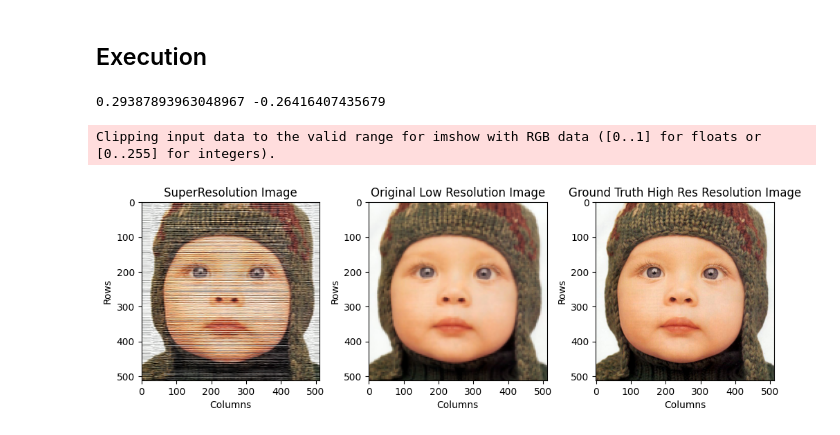
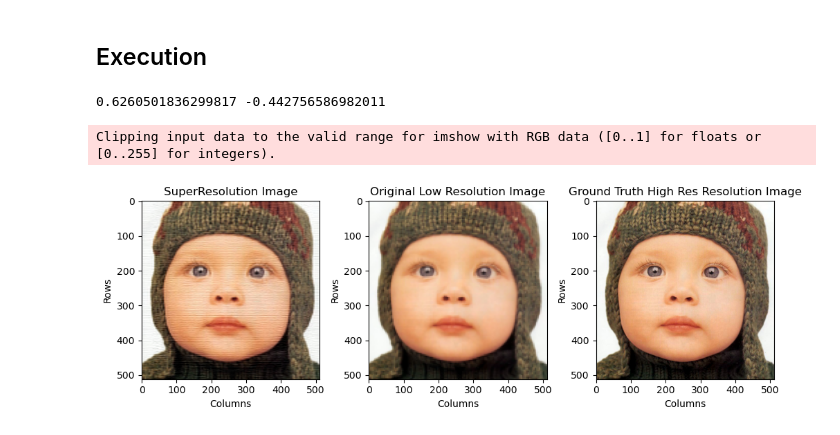
Before and after one commit to Ravi-Raghavan/Inverse-Problems-Final-Project, a Jupyter notebook: Algorithm #2/Algorithm #2.ipynb, the cells around one changed output. Saved outputs shown, nothing was run; the diff lists cells and outputs as text; code cells hidden in the pictures.

```diff
--- a/Algorithm #2/Algorithm #2.ipynb
+++ b/Algorithm #2/Algorithm #2.ipynb
@@ -308,59 +360,61 @@ lmbd = 0.1
 upscale = 4
 maxIter = 100
 
+#Get Low and High Resolution Images
 lr_image_path = "../Data/Testing/Child.png"
 hr_image_path = "../Data/Testing/Child_gnd.bmp"
 
 #Read Low Resolution Image. Cv2 reads in BGR order so must be flipped!
-img_lr = cv2.imread(lr_image_path)
-img_lr_ori = img_lr #store original low resolution image
-img_lr = cv2.cvtColor(img_lr, cv2.COLOR_BGR2RGB)
+lIm = cv2.imread(lr_image_path)
+img_lr_ori = lIm #store original low resolution image
+lIm = cv2.cvtColor(lIm, cv2.COLOR_BGR2RGB)
 
 # Read and save ground truth image[High Resolution Image]
 img_hr = cv2.imread(hr_image_path)
 img_hr = cv2.cvtColor(img_hr, cv2.COLOR_BGR2RGB)
 
 # Change color space for Low Res and High Res Image
 img_hr_y = rgb2ycbcr(img_hr)[:, :, 0] #Get Convert RGB to Y, CB, Cr and get Y component for High Resolution Image
 
-img_lr = rgb2ycbcr(img_lr) #Get Convert RGB to Y, CB, Cr for Low Resolution Image
-img_lr_y = img_lr[:, :, 0] #Y Component
-img_lr_cb = img_lr[:, :, 1] #CB Component
-img_lr_cr = img_lr[:, :, 2] #Cr Component
+lIm = rgb2ycbcr(lIm) #Get Convert RGB to Y, CB, Cr for Low Resolution Image
+img_lr_y = lIm[:, :, 0] #Y Component
+img_lr_cb = lIm[:, :, 1] #CB Component
+img_lr_cr = lIm[:, :, 2] #Cr Component
 
 # Upscale chrominance to color SR images
 img_sr_cb = resize(img_lr_cb, (img_hr.shape[0], img_hr.shape[1]), order=0)
 img_sr_cr = resize(img_lr_cr, (img_hr.shape[0], img_hr.shape[1]), order=0)
 
 # Super Resolution via Sparse Representation
 img_sr_y = backprojection(U, img_lr_y, maxIter)
-img_sr_y = SR(img_sr_y, img_hr_y.shape, upscale, Dh, Dl, lmbd, overlap)
+img_sr_y = SR(img_sr_y, img_hr_y.shape, Dh, Dl, lmbd, overlap)
 
 # Create colored SR images
-img_sr = np.stack((img_sr_y, img_sr_cb, img_sr_cr), axis=2)
-img_sr = ycbcr2rgb(img_sr)
+hIm = np.stack((img_sr_y, img_sr_cb, img_sr_cr), axis=2)
+hIm = ycbcr2rgb(hIm)
 
-fig, axes = plt.subplots(1, 3, figsize=(10, 5))  # Create a figure with 1 row and 2 columns
+#Plot Images
+fig, axes = plt.subplots(1, 3, figsize=(10, 5))
 
-axes[0].imshow(img_sr)  # You can choose different colormaps ('gray' for grayscale)
-axes[0].set_title('SuperResolution Image')  # Set title
-axes[0].set_xlabel('Columns')  # Set label for x-axis
-axes[0].set_ylabel('Rows')  # Set label for y-axis
+axes[0].imshow(hIm)
+axes[0].set_title('SuperResolution Image')
+axes[0].set_xlabel('Columns')
+axes[0].set_ylabel('Rows')
 
-axes[1].imshow(resize(cv2.cvtColor(img_lr_ori, cv2.COLOR_BGR2RGB), (img_hr.shape[0], img_hr.shape[1]), order = 0), cmap='gray')  # You can choose different colormaps ('gray' for grayscale)
-axes[1].set_title('Original Low Resolution Image')  # Set title
-axes[1].set_xlabel('Columns')  # Set label for x-axis
-axes[1].set_ylabel('Rows')  # Set label for y-axis
+axes[1].imshow(resize(cv2.cvtColor(img_lr_ori, cv2.COLOR_BGR2RGB), (img_hr.shape[0], img_hr.shape[1]), order = 0), cmap='gray')
+axes[1].set_title('Original Low Resolution Image')
+axes[1].set_xlabel('Columns')
+axes[1].set_ylabel('Rows')
 
 
-axes[2].imshow(img_hr, cmap='gray')  # You can choose different colormaps ('gray' for grayscale)
-axes[2].set_title('Ground Truth High Res Resolution Image')  # Set title
-axes[2].set_xlabel('Columns')  # Set label for x-axis
-axes[2].set_ylabel('Rows')  # Set label for y-axis
+axes[2].imshow(img_hr, cmap='gray')
+axes[2].set_title('Ground Truth High Res Resolution Image')
+axes[2].set_xlabel('Columns')
+axes[2].set_ylabel('Rows')
 
-plt.tight_layout()  # Adjust layout to prevent overlap
-plt.show()  # Display the figure with subplots
+plt.tight_layout()
+plt.show()
 # %% [output]
-0.29387893963048967 -0.26416407435679
+0.6260501836299817 -0.442756586982011
 Clipping input data to the valid range for imshow with RGB data ([0..1] for floats or [0..255] for integers).
-[figure, old version]
+[figure, new version]
```
Also changed, not shown: parts of 7 cells of this notebook, 5 other files.
